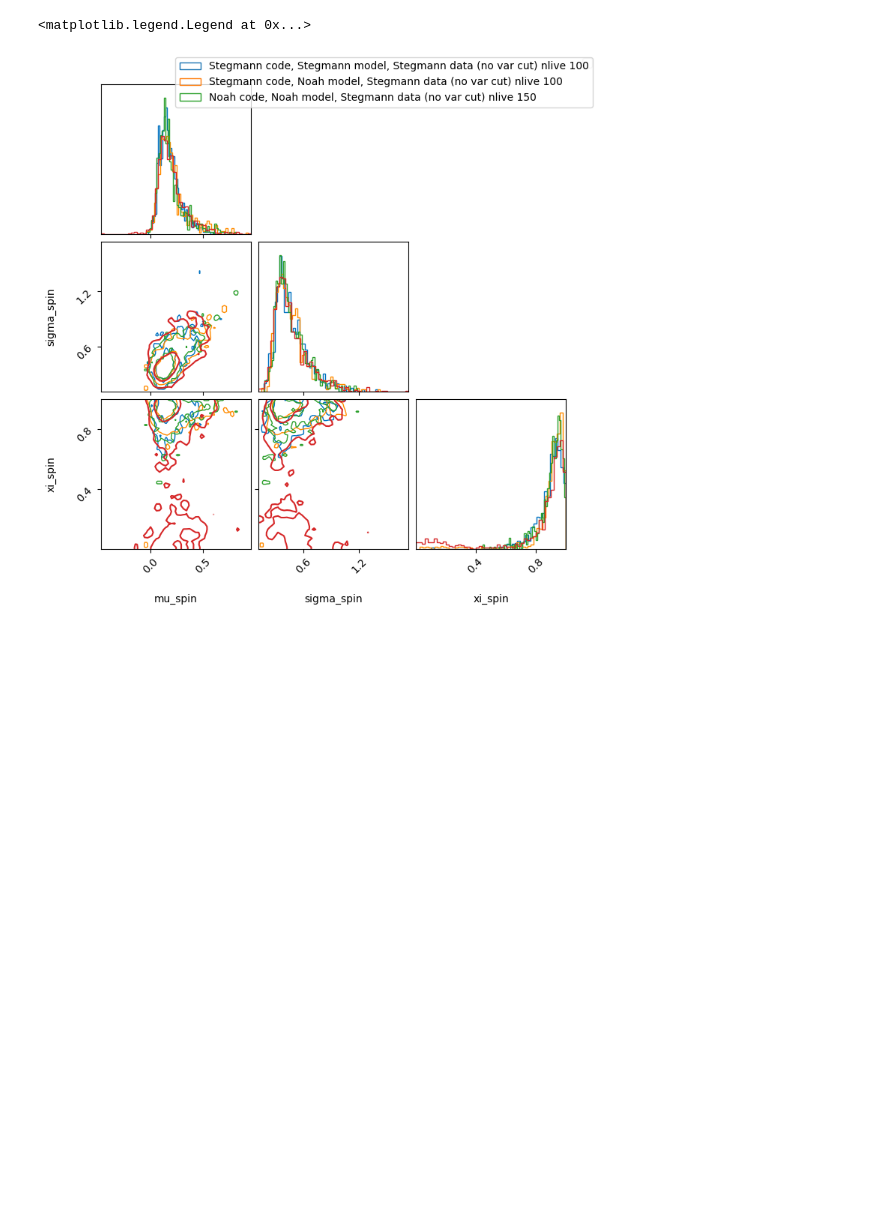
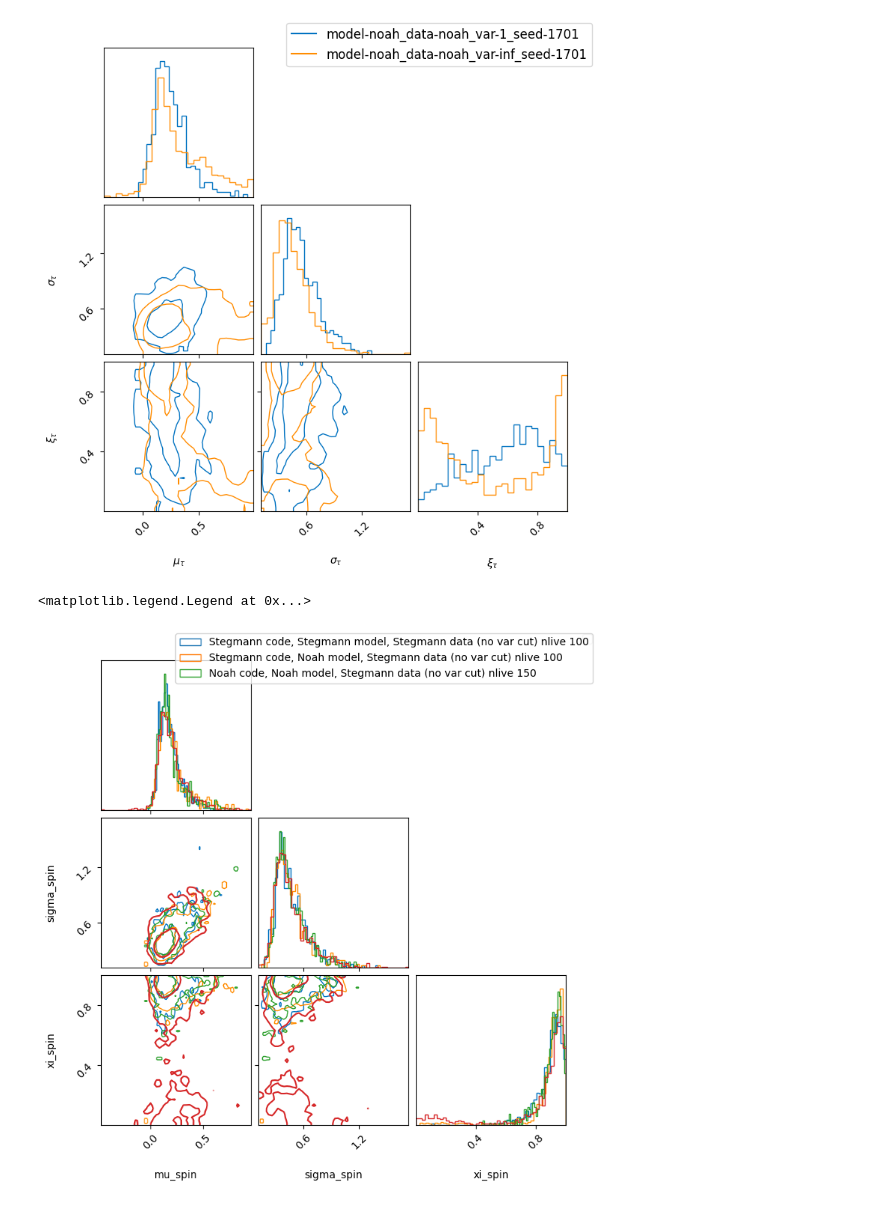
Before and after one commit to noahewolfe/tilts-and-kicks, a Jupyter notebook: code/strong/compare-runs.ipynb, the cells around one changed output. Drawn from its saved outputs; the diff is of its cells as text; code cells hidden in the pictures; blank space fills up the shorter version.

```diff
--- a/code/strong/compare-runs.ipynb
+++ b/code/strong/compare-runs.ipynb
@@ -14,3 +53,20 @@ datadir = '../../data/inference/strong'
+# %%
+fig = plot_multiple(
+    [p for (p, l) in zip(posteriors, xs_labels) if 'data-noah' in l],
+    labels=dict(
+        mu_tilt_1=r'$\mu_\tau$',
+        sigma_tilt_1=r'$\sigma_\tau$',
+        weight_a=r'$\xi_\tau$'
+    ),
+    plot_datapoints=False,
+    fill_contours=False,
+    no_fill_contours=True,
+    levels=(0.5, 0.9),
+    xs_labels=[l for (p, l) in zip(posteriors, xs_labels) if 'data-noah' in l],
+    bins=25
+)
+# %% [output]
+[figure, added]
 # %%
 noah_model_stegmann_code_noah_data = read_in_result(
     f'{datadir}/Gaussian_Isotropic_Cut-Noah-model_Stegmann-code_Noah-data/run_result.hdf5'
```
Also changed, not shown: parts of 4 cells of this notebook, 5 other files.
